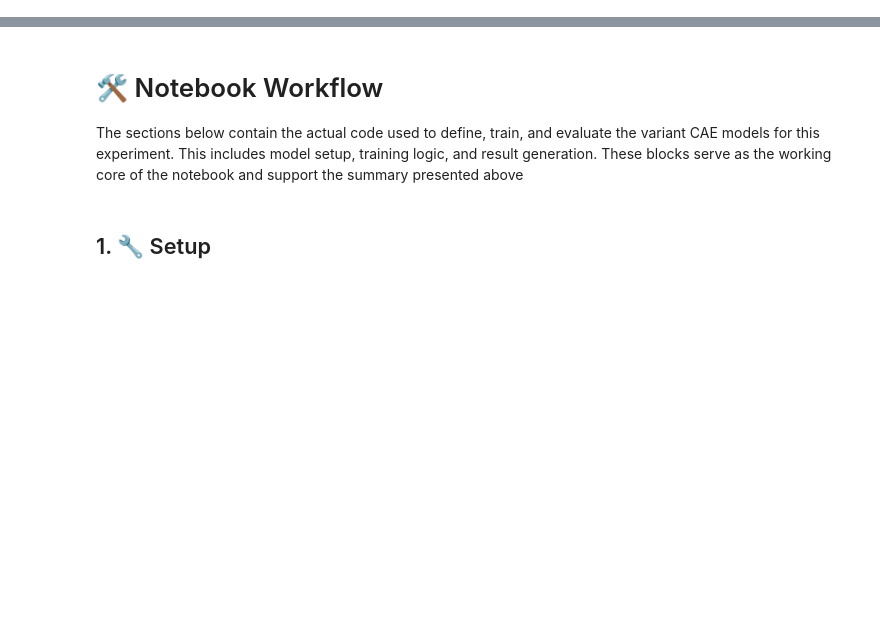
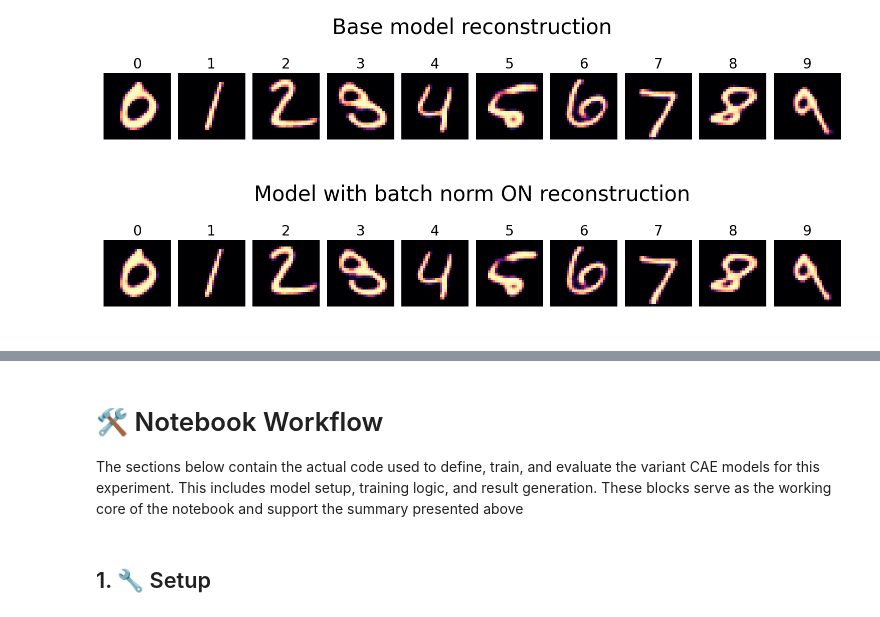
Before and after one commit to vlad-uve/CAE-MNIST, a Jupyter notebook: notebooks/CAE_experiment_3(batch_norm).ipynb, the cells around one changed output, grey strips where cells are left out. Saved outputs shown, nothing was run; the diff lists cells and outputs as text; code cells hidden in the pictures; blank space fills up the shorter version.

```diff
--- a/notebooks/CAE_experiment_3(batch_norm).ipynb
+++ b/notebooks/CAE_experiment_3(batch_norm).ipynb
@@ -77,0 +91,5 @@ The model is trained using the `run_model_training()` function, following the sa
+# %%
+display_reconstruction_images(3, 1)
+# %% [output]
+[figure, added]
+[figure, added]
```
Also changed, not shown: parts of 18 cells of this notebook.
